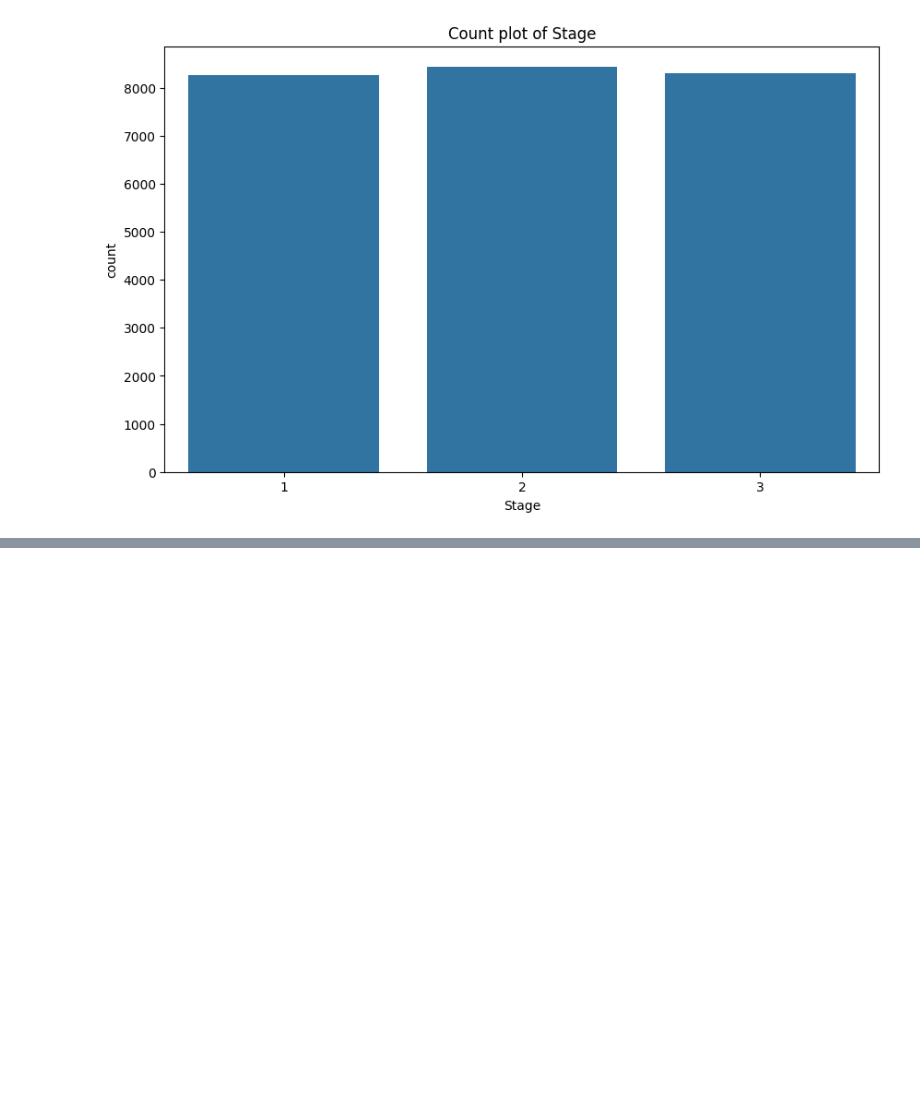
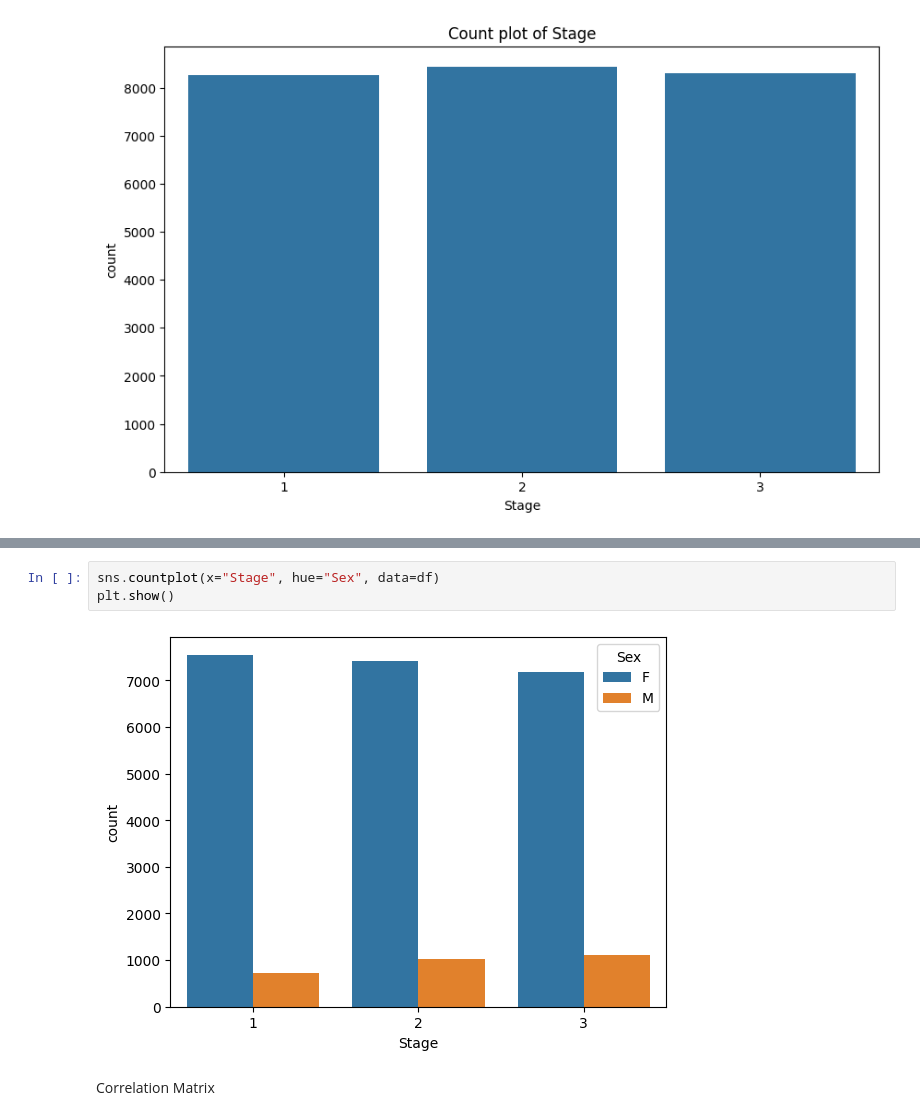
Before and after one commit to RajatDev18/Liver-cirrhosis-prediction-working, a Jupyter notebook: Notebooks/data_exploration.ipynb, the cells around one changed output, grey strips where cells are left out. Saved outputs shown, nothing was run; the diff lists cells and outputs as text; blank space fills up the shorter version.

```diff
--- a/Notebooks/data_exploration.ipynb
+++ b/Notebooks/data_exploration.ipynb
@@ -61,0 +123,7 @@ for col in cat_cols:
+# %%
+sns.countplot(x="Stage", hue="Sex", data=df)
+plt.show()
+# %% [output]
+[figure, added]
+# %% [markdown]
+Correlation Matrix
```
Also changed, not shown: parts of 16 cells of this notebook.
